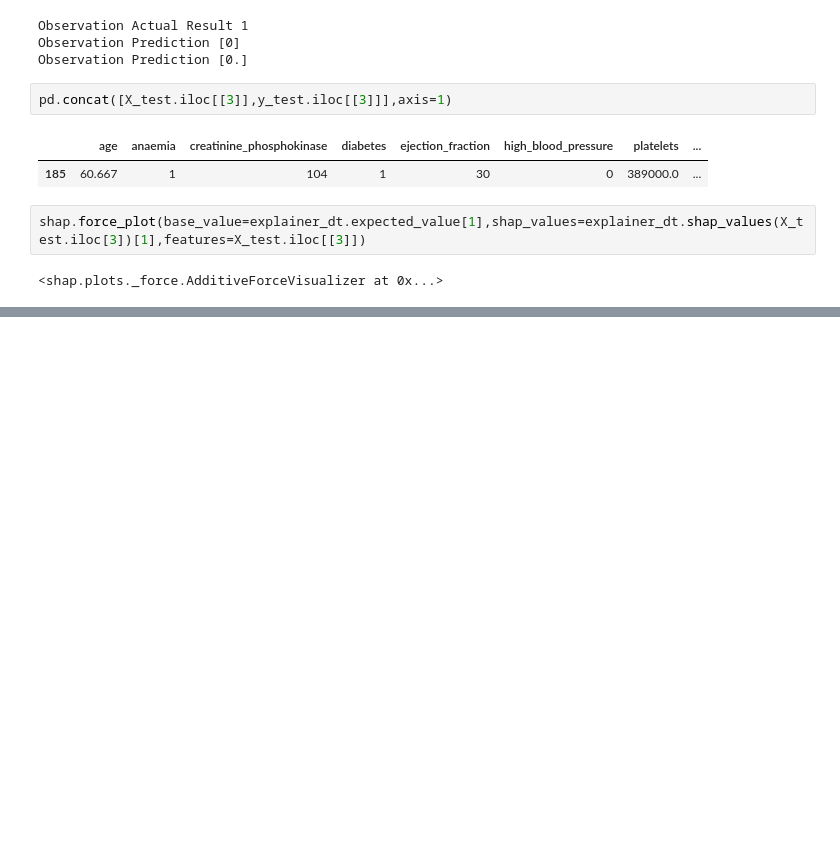
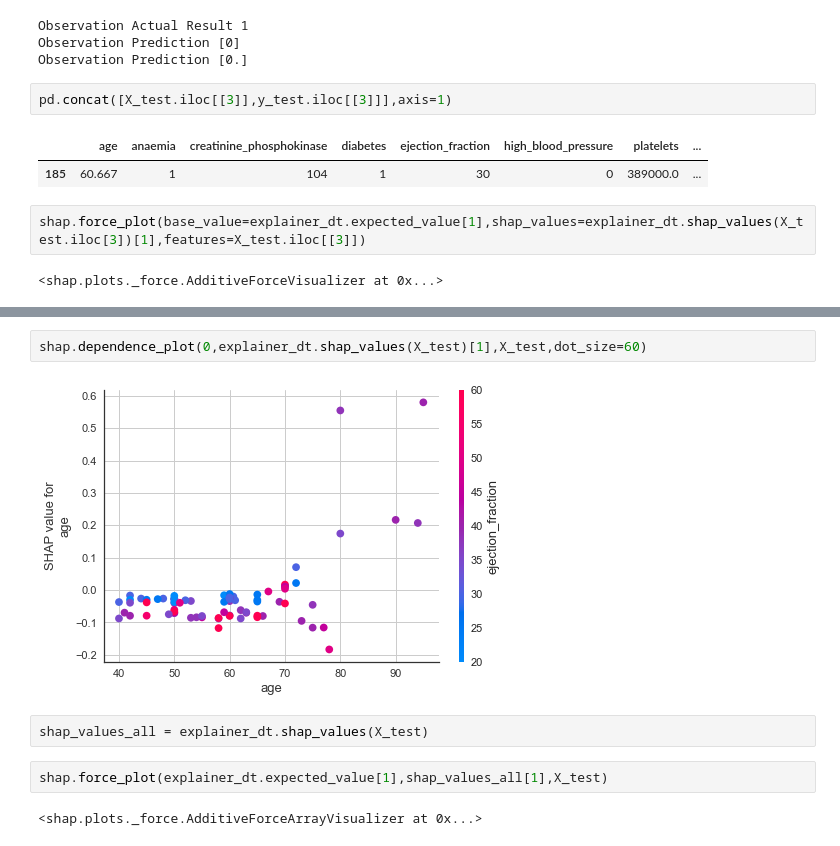
Before and after one commit to raj-shr-git/interpret_models, a Jupyter notebook: Model_Interpreting.ipynb, the cells around one changed output, grey strips where cells are left out. Saved outputs shown, nothing was run; the diff lists cells and outputs as text; blank space fills up the shorter version.

```diff
--- a/Model_Interpreting.ipynb
+++ b/Model_Interpreting.ipynb
@@ -340,0 +385,10 @@ with plt.style.context('seaborn'):
+# %%
+shap.dependence_plot(0,explainer_dt.shap_values(X_test)[1],X_test,dot_size=60)
+# %% [output]
+[figure, added]
+# %%
+shap_values_all = explainer_dt.shap_values(X_test)
+# %%
+shap.force_plot(explainer_dt.expected_value[1],shap_values_all[1],X_test)
+# %% [output]
+<shap.plots._force.AdditiveForceArrayVisualizer at 0x...>
```
Also changed, not shown: parts of 14 cells of this notebook.
